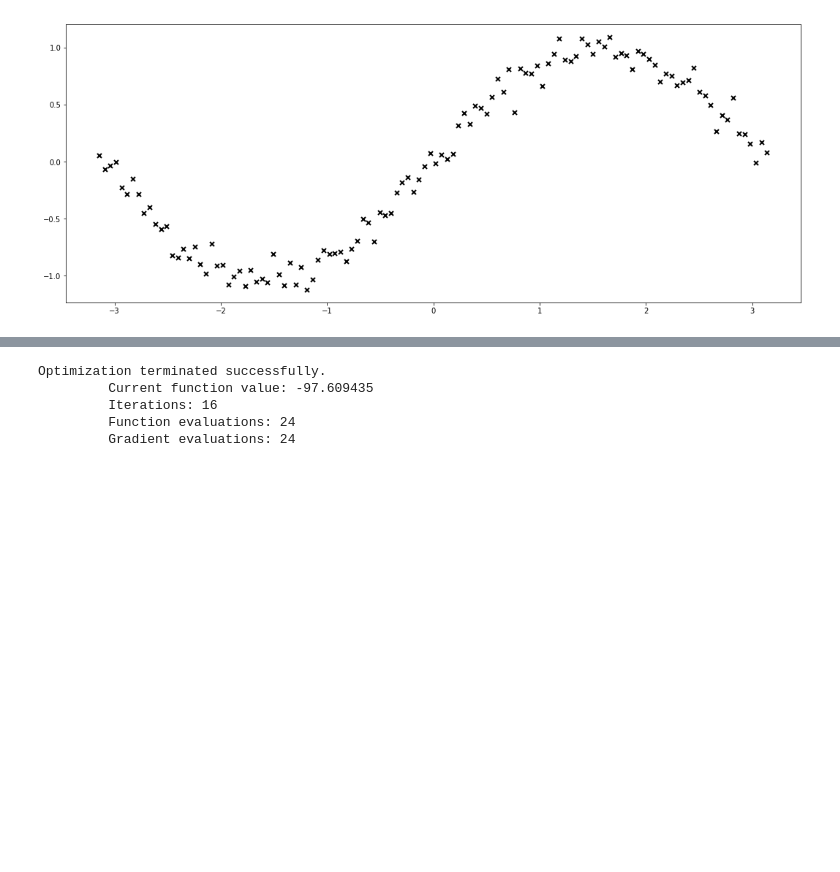
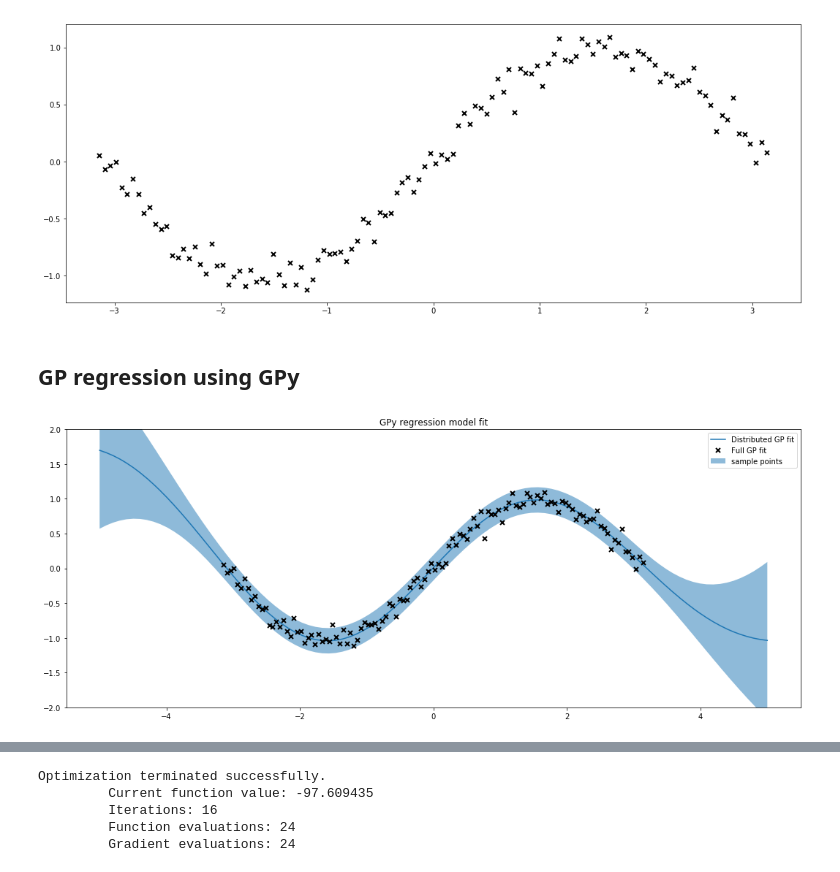
Before and after one commit to ngnawejonas/gp_moe, a Jupyter notebook: gp_functions_Train-C12.ipynb, the cells around one changed output, grey strips where cells are left out. Saved outputs shown, nothing was run; the diff lists cells and outputs as text; code cells hidden in the pictures; blank space fills up the shorter version.

```diff
--- a/gp_functions_Train-C12.ipynb
+++ b/gp_functions_Train-C12.ipynb
@@ -236,3 +379,5 @@ plt.plot(X, y, "kx", mew=2);
 # plt.legend(labels=["sample points"]);
 # %% [output]
 [figure]
+# %% [markdown]
+## GP regression using GPy
@@ -238,0 +386,24 @@ plt.plot(X, y, "kx", mew=2);
+# %%
+#import GPy
+import GPy
+#create kernel
+k = GPy.kern.RBF(1, variance=1., lengthscale=0.1, name="rbf")
+#fit
+gpmodel = GPy.models.GPRegression(X, y, k)
+gpmodel.optimize();
+# %%
+# New test points to sample function from
+N = 100
+Xtest = np.linspace(-5, 5, N)[:, None]
+# Use GPy model to calculate the mean and covariance of the fit at Xtest
+mean, Cov = gpmodel.predict(Xtest, full_cov=True)
+# %%
+# Setup the figure environment
+plt.figure(figsize=(18, 7))
+# Plot the GP fit mean and covariance
+plot_dgp(Xtest, mean.reshape(-1,1), Cov, 0, 0, training_points=(X,y), full=False)
+# plt.plot(X, y, "kx", mew=2);
+plt.ylim(-2,2)# Plot the GP fit mean and covariance
+plt.title("GPy regression model fit");
+# %% [output]
+[figure, added]
```
Also changed, not shown: parts of 25 cells of this notebook.
